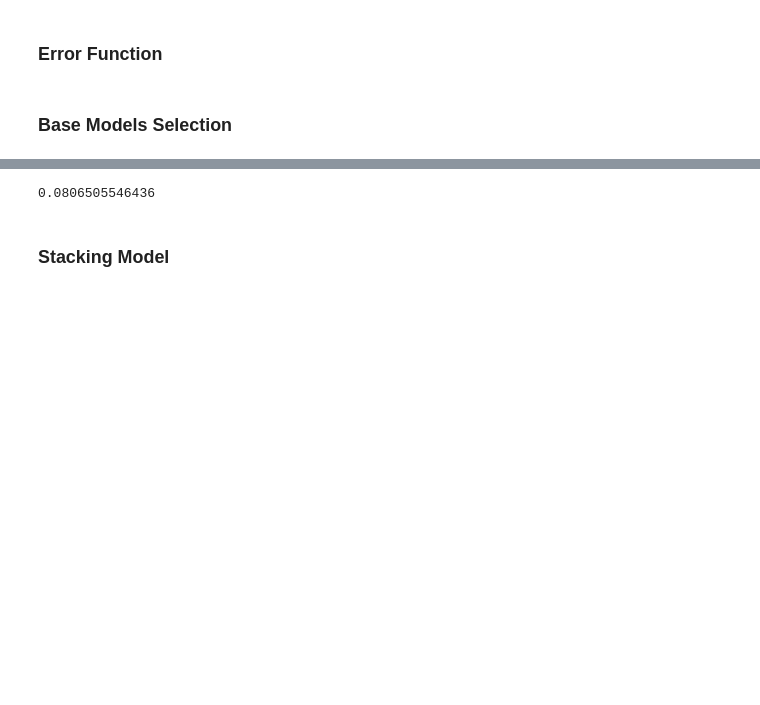
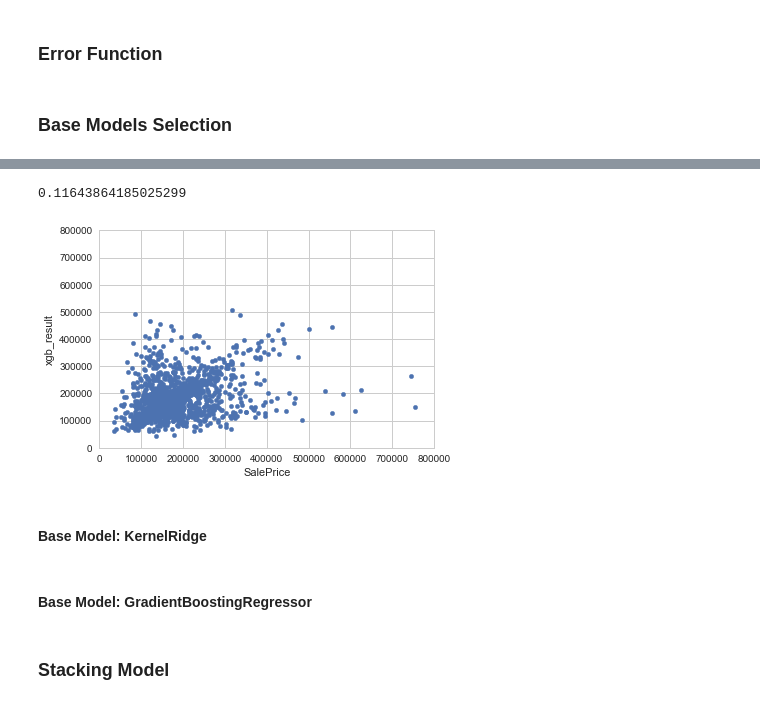
Before and after one commit to kkchuchu/kkchuchu.mushroom, a Jupyter notebook: kaggle/hp/House Prices- Advanced Regression Techniques.ipynb, the cells around one changed output, grey strips where cells are left out. Saved outputs shown, nothing was run; the diff lists cells and outputs as text; code cells hidden in the pictures; blank space fills up the shorter version.

```diff
--- a/kaggle/hp/House Prices- Advanced Regression Techniques.ipynb
+++ b/kaggle/hp/House Prices- Advanced Regression Techniques.ipynb
@@ -279,15 +281,33 @@ dr.plot.scatter(x='SalePrice', y='xgb_result', ylim=[0, 800000], xlim=[0,800000]
+# %%
+t = dr.copy()
+t = do_drop(t)
+t.to_csv('drop_outlier.train', index=False)
+t = pd.read_csv('drop_outlier.train')
+# t.isnull().sum()
 # %%
-model_xgb = xgb.XGBRegressor(colsample_bytree=0.4603, gamma=0.0468,
+t['xgb_result_log'] = pd.Series(None, index=t.index)
+t['xgb_result'] = pd.Series(None, index=t.index)
+y_column = ['SalePrice_log']
+r_column = ['xgb_result_log']
+
+n_folds = 5
+kf = KFold(n_splits=n_folds)
+for train_index, test_index in kf.split(t):
+    model_xgb = xgb.XGBRegressor(colsample_bytree=0.4603, gamma=0.0468,
                              learning_rate=0.05, max_depth=3,
                              min_child_weight=1.7817, n_estimators=2200,
                              reg_alpha=0.4640, reg_lambda=0.8571,
                              subsample=0.5213, silent=1,
                              random_state =7, nthread = -1)
-# rmse_cv(model_xgb).mean()
-
-model_xgb.fit(train, dr['SalePrice_log'])
-xgb_train_pred = model_xgb.predict(train)
-# xgb_pred = np.expm1(model_xgb.predict(test))
-print(rmsle(y_train, xgb_train_pred))
+    model_xgb.fit(t[c_fet].iloc[train_index], t[y_column].iloc[train_index])
+    xgb_result = pd.DataFrame(model_xgb.predict(t[c_fet].iloc[test_index]), columns = r_column, index=test_index)
+    t.update(xgb_result, raise_conflict=True)
-# %% [output]
-0.0806505546436
+# %%
+t['xgb_result'] = np.exp(dr[r_column])
+t.plot.scatter(x='SalePrice', y='xgb_result', ylim=[0, 800000], xlim=[0,800000])
+do_rmse(t[y_column], t[r_column]).mean()
+# %% [output]
+0.11643864185025299
+[figure, added]
+# %% [markdown]
+#### Base Model: KernelRidge
@@ -296 +317,3 @@ from sklearn.kernel_ridge import KernelRidge
 krr = KernelRidge(alpha=0.6, kernel='polynomial', degree=2, coef0=2.5)
+# %% [markdown]
+#### Base Model: GradientBoostingRegressor
```
Also changed, not shown: parts of 41 cells of this notebook.
